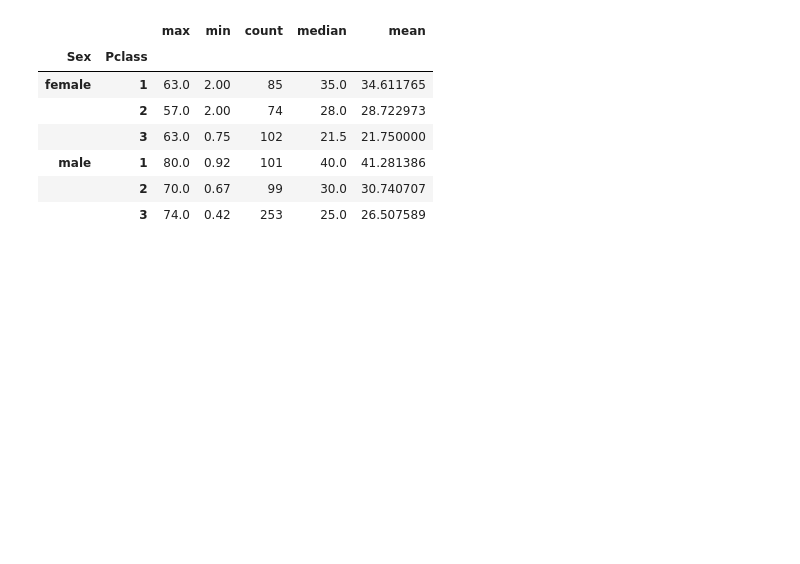
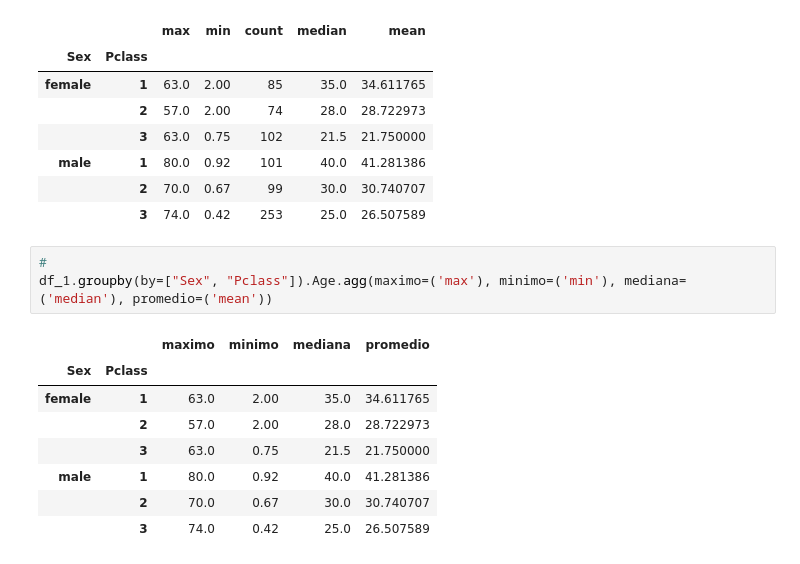
Before and after one commit to miguelsquillari/dataScience, a Jupyter notebook: pandas_tutotial/pandas_grpby.ipynb, the cells around one changed output. Drawn from its saved outputs; the diff is of its cells as text; blank space fills up the shorter version.

Commit message:
ultimos agreados de groupby

```diff
--- a/pandas_tutotial/pandas_grpby.ipynb
+++ b/pandas_tutotial/pandas_grpby.ipynb
@@ -104,3 +108,15 @@ df.groupby(by=["Sex", "Pclass"]).Age.agg(['max', 'min', 'count', 'median', 'mean
 | male | 1 | 80.0 | 0.92 | 101 | 40.0 | 41.281386 |
 |  | 2 | 70.0 | 0.67 | 99 | 30.0 | 30.740707 |
 |  | 3 | 74.0 | 0.42 | 253 | 25.0 | 26.507589 |
+# %%
+#
+df_1.groupby(by=["Sex", "Pclass"]).Age.agg(maximo=('max'), minimo=('min'), mediana=('median'), promedio=('mean'))
+# %% [output]
+|  |  | maximo | minimo | mediana | promedio |
+| Sex | Pclass |  |  |  |  |
+| female | 1 | 63.0 | 2.00 | 35.0 | 34.611765 |
+|  | 2 | 57.0 | 2.00 | 28.0 | 28.722973 |
+|  | 3 | 63.0 | 0.75 | 21.5 | 21.750000 |
+| male | 1 | 80.0 | 0.92 | 40.0 | 41.281386 |
+|  | 2 | 70.0 | 0.67 | 30.0 | 30.740707 |
+|  | 3 | 74.0 | 0.42 | 25.0 | 26.507589 |
```
Also changed, not shown: parts of 1 cell of this notebook.
